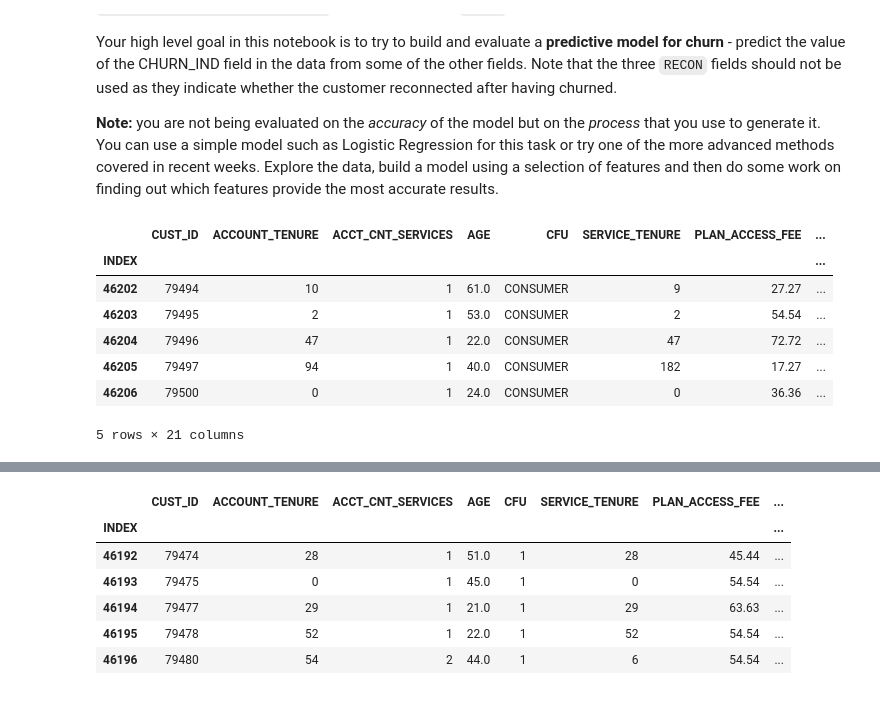
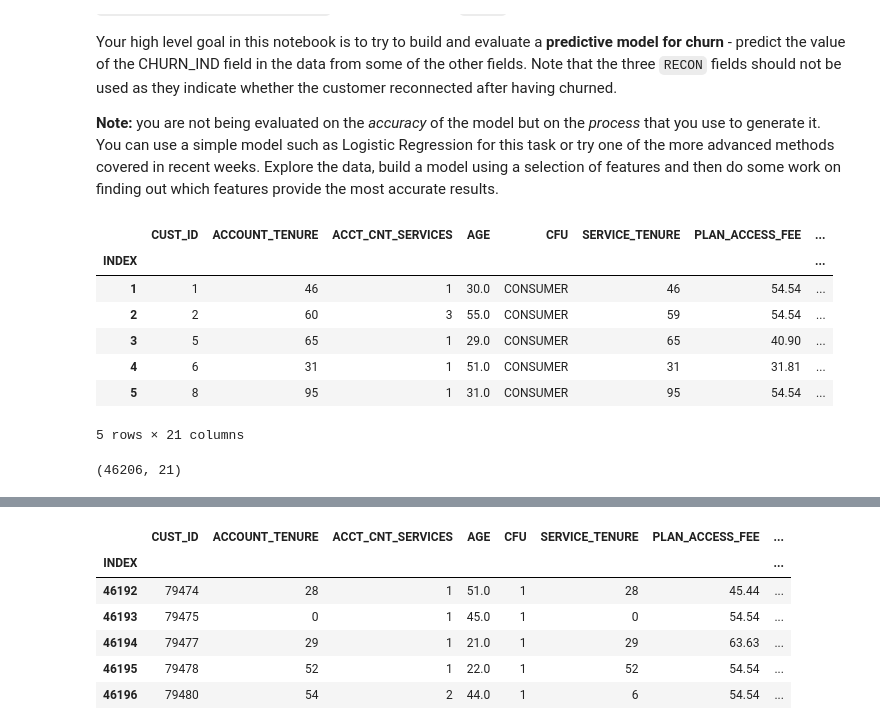
Before and after one commit to MQCOMP2200-S2-2021/data-science-portfolio-aarushi1998, a Jupyter notebook: Portfolio 3.ipynb, the cells around one changed output, grey strips where cells are left out. Cells and saved outputs as stored; diff of their text form; code cells hidden in the pictures.

```diff
--- a/Portfolio 3.ipynb
+++ b/Portfolio 3.ipynb
@@ -27,12 +29,18 @@ from sklearn.feature_selection import RFE
 # %%
 churn = pd.read_csv("files/MobileCustomerChurn.csv", na_values=["NA", "#VALUE!"], index_col='INDEX')
-churn.tail()
+churn.head()
 # %% [output]
 |  | CUST_ID | ACCOUNT_TENURE | ACCT_CNT_SERVICES | AGE | CFU | SERVICE_TENURE | PLAN_ACCESS_FEE | ... |
 | INDEX |  |  |  |  |  |  |  | ... |
-| 46202 | 79494 | 10 | 1 | 61.0 | CONSUMER | 9 | 27.27 | ... |
-| 46203 | 79495 | 2 | 1 | 53.0 | CONSUMER | 2 | 54.54 | ... |
-| 46204 | 79496 | 47 | 1 | 22.0 | CONSUMER | 47 | 72.72 | ... |
-| 46205 | 79497 | 94 | 1 | 40.0 | CONSUMER | 182 | 17.27 | ... |
-| 46206 | 79500 | 0 | 1 | 24.0 | CONSUMER | 0 | 36.36 | ... |
+| 1 | 1 | 46 | 1 | 30.0 | CONSUMER | 46 | 54.54 | ... |
+| 2 | 2 | 60 | 3 | 55.0 | CONSUMER | 59 | 54.54 | ... |
+| 3 | 5 | 65 | 1 | 29.0 | CONSUMER | 65 | 40.90 | ... |
+| 4 | 6 | 31 | 1 | 51.0 | CONSUMER | 31 | 31.81 | ... |
+| 5 | 8 | 95 | 1 | 31.0 | CONSUMER | 95 | 54.54 | ... |
 5 rows × 21 columns
+# %%
+churn.shape
+
+# checking the size of the data.
+# %% [output]
+(46206, 21)
```
Also changed, not shown: parts of 29 cells of this notebook, 3 other files.
